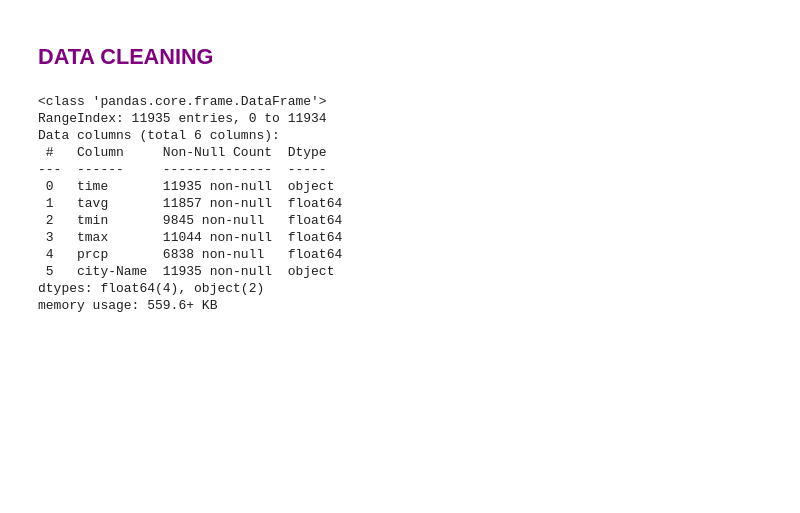
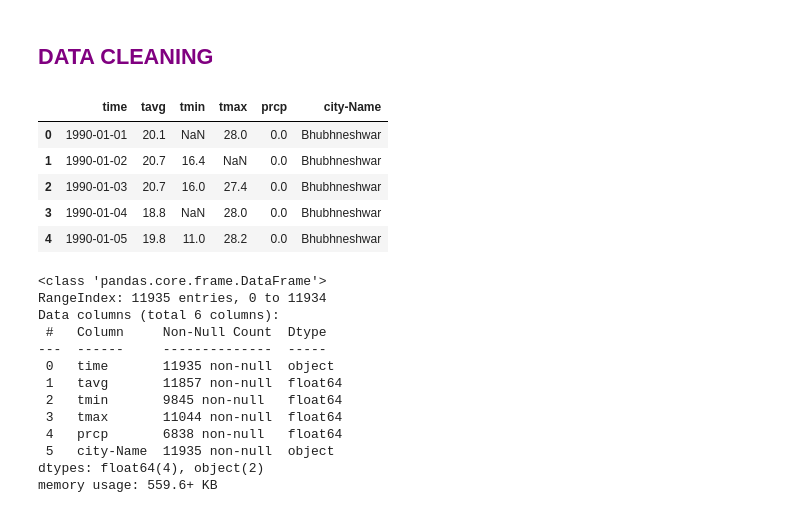
Before and after one commit to Madhukumarmogulla/wheather-data-prediction, a Jupyter notebook: my_project_1(EDA).ipynb, the cells around one changed output. Drawn from its saved outputs; the diff is of its cells as text; code cells hidden in the pictures; blank space fills up the shorter version.

```diff
--- a/my_project_1(EDA).ipynb
+++ b/my_project_1(EDA).ipynb
@@ -133,3 +135,12 @@ bhubhneshwar.head(20)
+# %%
+bhubhneshwar.head()
+# %% [output]
+|  | time | tavg | tmin | tmax | prcp | city-Name |
+| 0 | 1990-01-01 | 20.1 | NaN | 28.0 | 0.0 | Bhubhneshwar |
+| 1 | 1990-01-02 | 20.7 | 16.4 | NaN | 0.0 | Bhubhneshwar |
+| 2 | 1990-01-03 | 20.7 | 16.0 | 27.4 | 0.0 | Bhubhneshwar |
+| 3 | 1990-01-04 | 18.8 | NaN | 28.0 | 0.0 | Bhubhneshwar |
+| 4 | 1990-01-05 | 19.8 | 11.0 | 28.2 | 0.0 | Bhubhneshwar |
 # %%
 bhubhneshwar.info()
 # %% [output]
```
Also changed, not shown: parts of 16 cells of this notebook.
